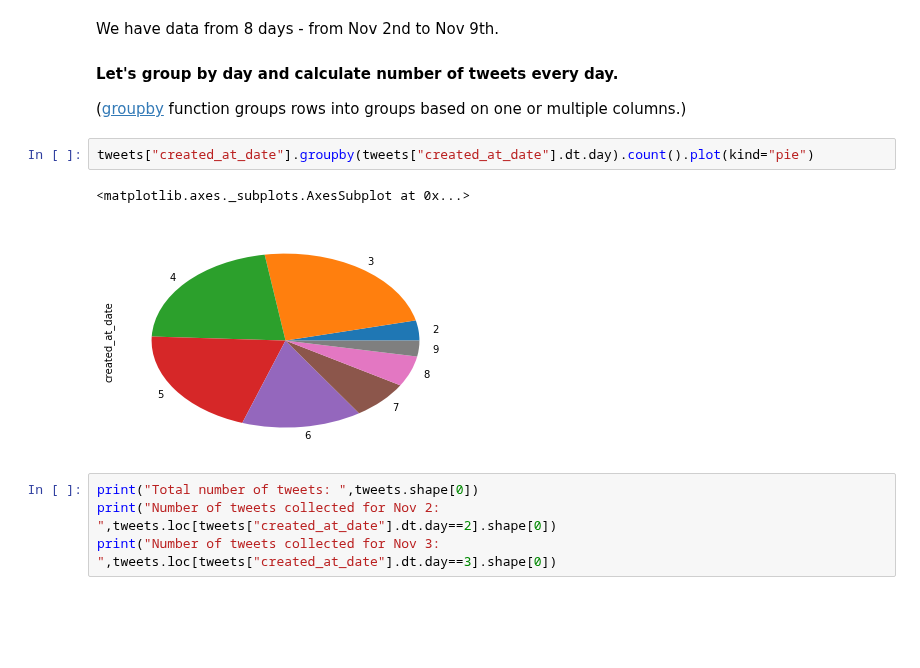
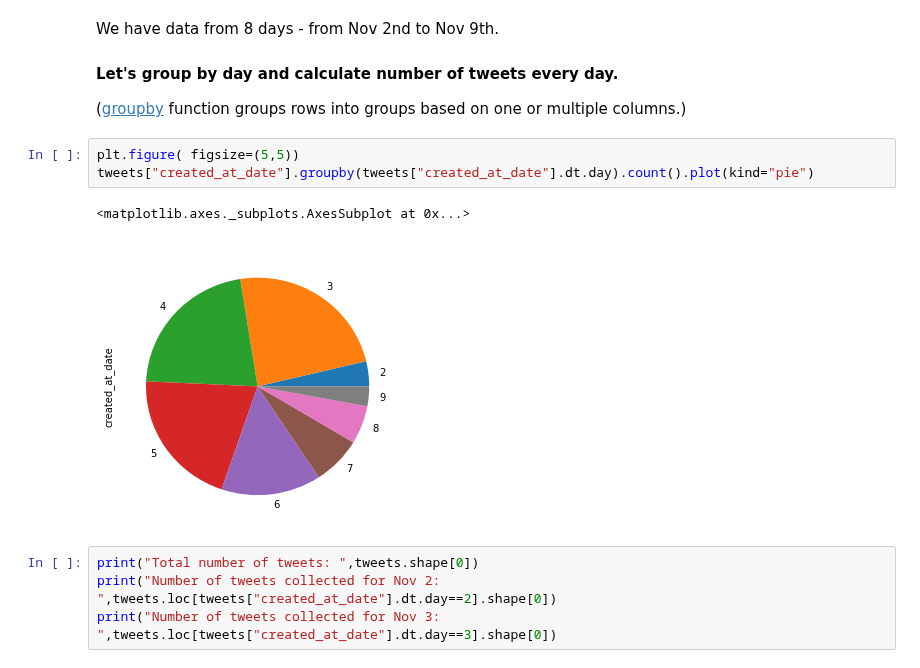
Before and after one commit to cybera/data-science-for-entrepreneurs-workshops, a Jupyter notebook: 2.Exploring_data.ipynb, the cells around one changed output. Drawn from its saved outputs; the diff is of its cells as text; blank space fills up the shorter version.

```diff
--- a/2.Exploring_data.ipynb
+++ b/2.Exploring_data.ipynb
@@ -106,10 +106,11 @@ We have data from 8 days  - from Nov 2nd to Nov 9th.
 #### Let's group by day and calculate number of tweets every day.
 ([groupby](https://pandas.pydata.org/pandas-docs/stable/generated/pandas.DataFrame.groupby.html) function groups rows into groups based on one or multiple columns.)
 # %%
+plt.figure( figsize=(5,5))
 tweets["created_at_date"].groupby(tweets["created_at_date"].dt.day).count().plot(kind="pie")
 # %% [output]
 <matplotlib.axes._subplots.AxesSubplot at 0x...>
-[figure, old version]
+[figure, new version]
 # %%
 print("Total number of tweets: ",tweets.shape[0])
 print("Number of tweets collected for Nov 2: ",tweets.loc[tweets["created_at_date"].dt.day==2].shape[0])
```
Also changed, not shown: parts of 1 cell of this notebook, 2 other files.
